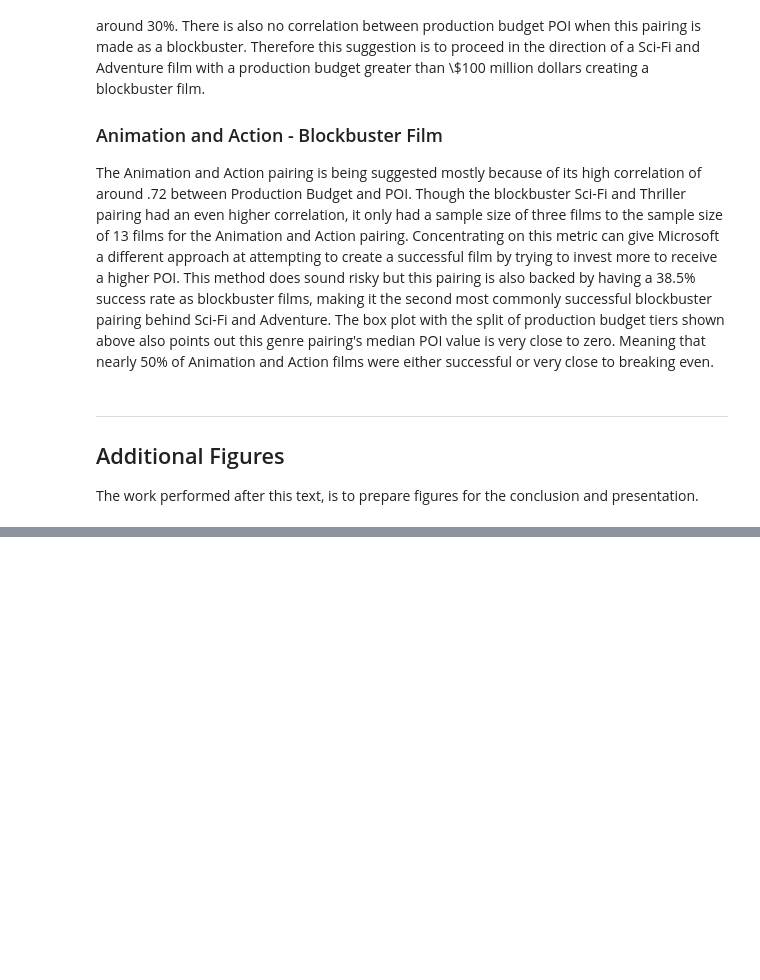
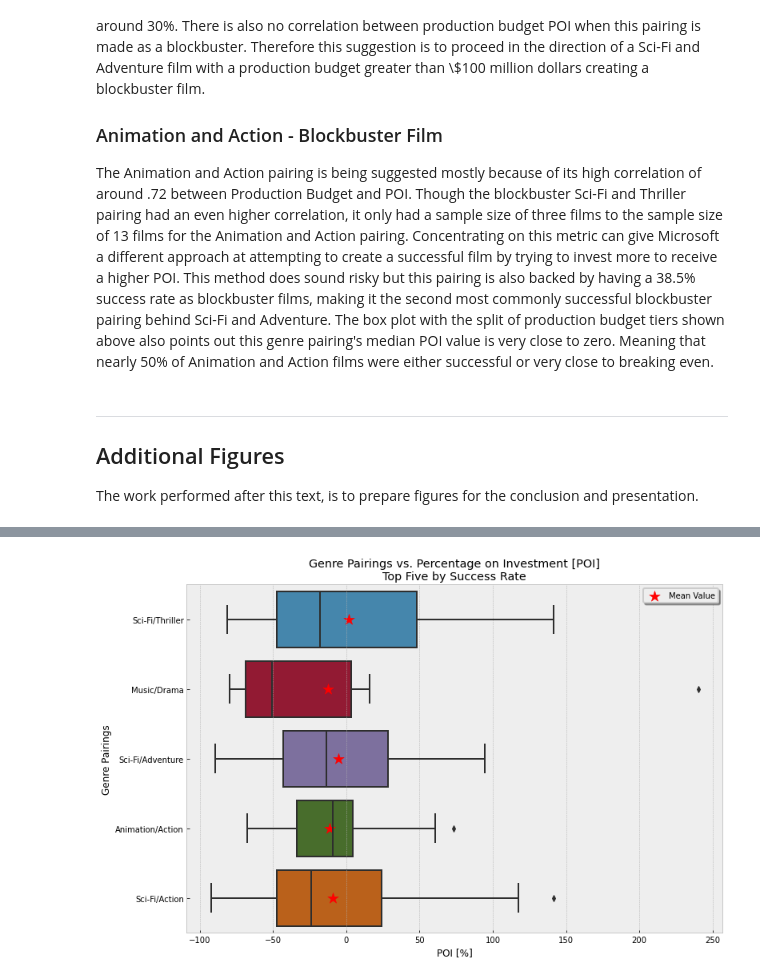
Before and after one commit to cschneck7/phase-1-project, a Jupyter notebook: index.ipynb, the cells around one changed output, grey strips where cells are left out. Cells and saved outputs as stored; diff of their text form; code cells hidden in the pictures; blank space fills up the shorter version.

Commit message:
Modified Presention Figures, Minor markdown changes to Notebook

```diff
--- a/index.ipynb
+++ b/index.ipynb
@@ -1221,0 +1660,3 @@ ax.set_xlim(0,100);
+# %%
+# Creates list of top 5 and checks contents
+df_top5 = df_top10.iloc[:5].copy()
@@ -1221,0 +1670,5 @@ ax.set_xlim(0,100);
+# %%
+# Creates dataframe with all film entries in top 5 genre pairings by success rate
+top5_list = list(df_top5.genre)
+df_top5_gt30milPB = df_top10_gt30milPB.query('genre_pairing in @top5_list').copy()
+df_top5_gt30milPB.head()
@@ -1222,3 +1683,23 @@ ax.set_xlim(0,100);
+# %%
+'''
+Creates box plot for Genre Pairings vs. POI
+Also contains average value of POI for each genre pairing
+'''
+fig, ax = plt.subplots(figsize=(12,8))
+
+sns.boxplot(data=df_top5_gt30milPB, x='adj_POI', y='genre_pairing',
+                 orient='h', order=df_top5.genre, ax=ax);
+ax.scatter(x=df_top5.avg_adj_POI, y=df_top5.genre, color='red',
+          marker='*', s=200, label='Mean Value');
+leg = ax.legend(shadow=True);
+leg.get_frame().set_linewidth(2)
+ax.set_xlabel('POI [%]');
+ax.set_ylabel('Genre Pairings');
+ax.set_title('Genre Pairings vs. Percentage on Investment [POI]\nTop Five by Success Rate');
+
+# fig.savefig('images/figures/POI_Boxplots_Top5.png', dpi=100)
+# %% [output]
+[figure, added]
 # %%
 '''
 First plot is a box plot for Genre Pairings vs. POI
```
Also changed, not shown: parts of 66 cells of this notebook, 8 other files.
